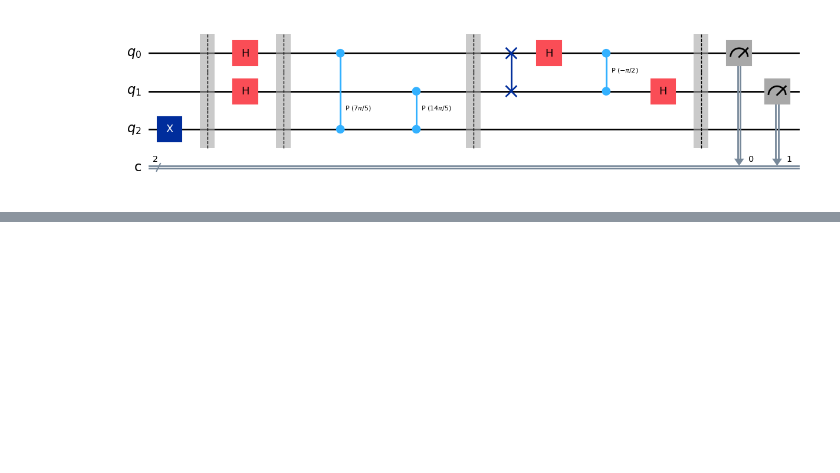
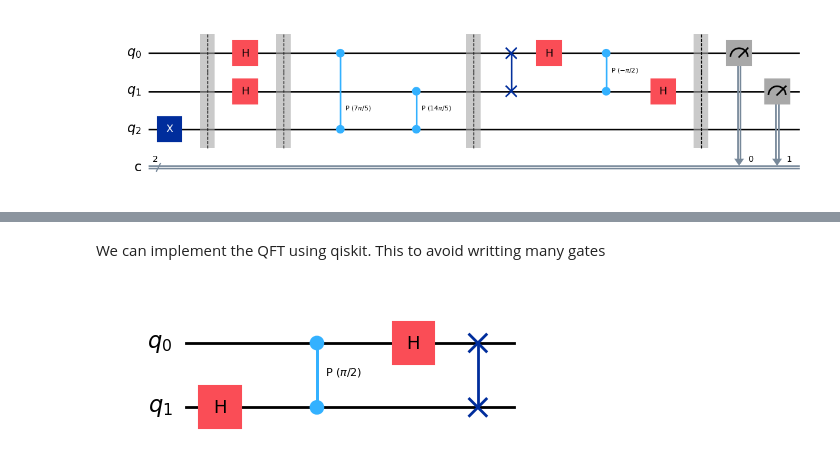
Before and after one commit to jesan-velazquez-resendiz/getting_started_qiskit, a Jupyter notebook: notebooks/01b_phase_estimation_factoring.ipynb, the cells around one changed output, grey strips where cells are left out. Drawn from its saved outputs; the diff is of its cells as text; code cells hidden in the pictures; blank space fills up the shorter version.

```diff
--- a/notebooks/01b_phase_estimation_factoring.ipynb
+++ b/notebooks/01b_phase_estimation_factoring.ipynb
@@ -209,0 +221,7 @@ display(plot_histogram(statistics))
+# %% [markdown]
+We can implement the QFT using qiskit. This to avoid writting many gates
+# %%
+# for N=2 it's what we had
+display(QFT(num_qubits=2).decompose().draw(output='mpl'))
+# %% [output]
+[figure, added]
```
Also changed, not shown: parts of 16 cells of this notebook, 4 other files.
